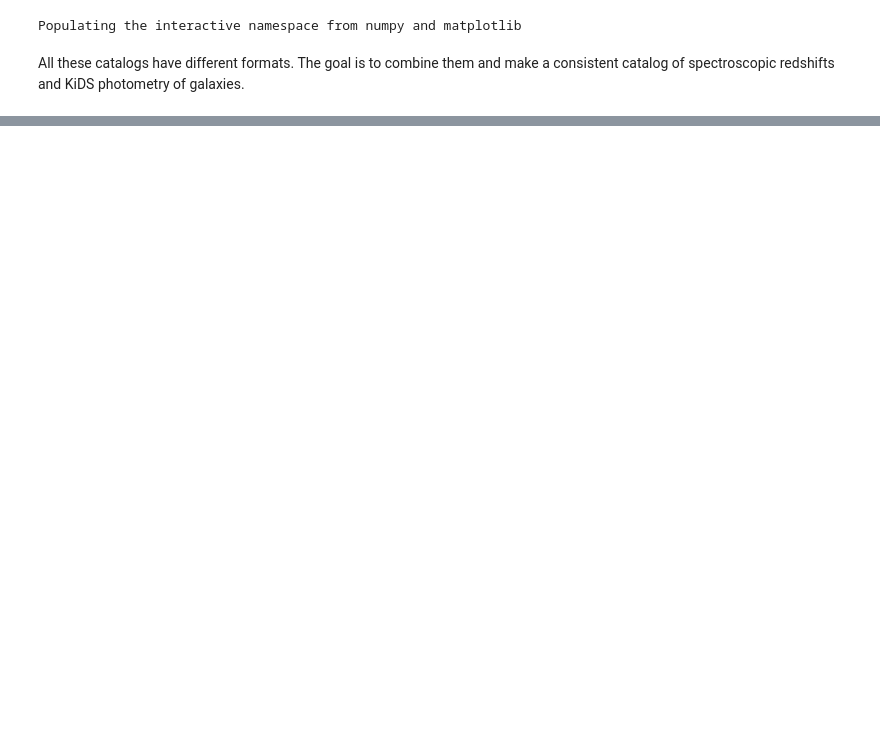
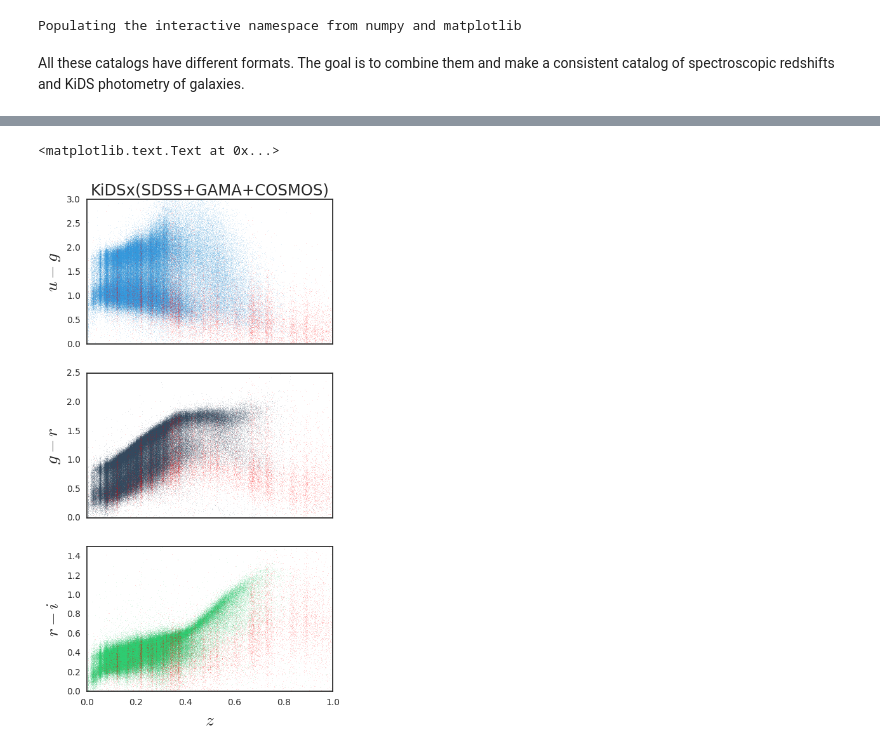
Before and after one commit to mjvakili/redsq, a Jupyter notebook: code/catalog_unifier.ipynb, the cells around one changed output, grey strips where cells are left out. Saved outputs shown, nothing was run; the diff lists cells and outputs as text; code cells hidden in the pictures; blank space fills up the shorter version.

Commit message:
cosmos

```diff
--- a/code/catalog_unifier.ipynb
+++ b/code/catalog_unifier.ipynb
@@ -214,24 +230,27 @@ ax[2].set_ylabel(r"$r-i$" , fontsize = 20)
 # %%
-dpp = np.hstack([gama_reduction() , sdss_reduction() , cosmos_reduction()])
-dc = cosmos_reduction()
 fig , ax = plt.subplots(nrows=3,ncols=1 , figsize=(5,10))
 
-ax[0].scatter(dp[11,:] , dp[8,:] , s = 0.0001)
-ax[0].scatter(dc[11,:] , dc[8,:] , s = 0.001 , color = "r")
-ax[1].scatter(dp[11,:] , dp[9,:] , s = 0.0001)
-ax[1].scatter(dc[11,:] , dc[9,:] , s = 0.001 , color = "r")
-ax[2].scatter(dp[11,:] , dp[10,:] , s = 0.0001)
-ax[2].scatter(dc[11,:] , dc[10,:] , s = 0.001 , color = "r")
+ax[0].scatter(dp[11,:] , dp[8,:] , s = 0.005 ,  color = next(palette))
+ax[0].scatter(dc[11,:] , dc[8,:] , s = 0.005 , color = "r" , alpha = 1)
+ax[1].scatter(dp[11,:] , dp[9,:] , s = 0.005,  color = next(palette))
+ax[1].scatter(dc[11,:] , dc[9,:] , s = 0.005 , color = "r", alpha = 1)
+ax[2].scatter(dp[11,:] , dp[10,:] , s = 0.005,  color = next(palette))
+ax[2].scatter(dc[11,:] , dc[10,:] , s = 0.005 , color = "r", alpha = 1)
 
-ax[0].set_xlim(0,0.8)
+ax[0].set_xlim(0,1.0)
 ax[0].set_ylim(0,3)
 ax[0].set_xticks([])
-ax[1].set_xlim(0,0.8)
+ax[1].set_xlim(0,1.0)
 ax[1].set_ylim(0,2.5)
 ax[1].set_xticks([])
-ax[2].set_xlim(0,0.8)
+ax[2].set_xlim(0,1.0)
 ax[2].set_ylim(0,1.5)
 ax[2].set_xlabel(r"$z$" , fontsize = 20)
 ax[0].set_ylabel(r"$u-g$" , fontsize = 20)
 ax[1].set_ylabel(r"$g-r$" , fontsize = 20)
 ax[2].set_ylabel(r"$r-i$" , fontsize = 20)
+
+ax[0].set_title("KiDSx(SDSS+GAMA+COSMOS)" , fontsize = 17.5)
+# %% [output]
+<matplotlib.text.Text at 0x...>
+[figure, added]
```
Also changed, not shown: parts of 4 cells of this notebook.
